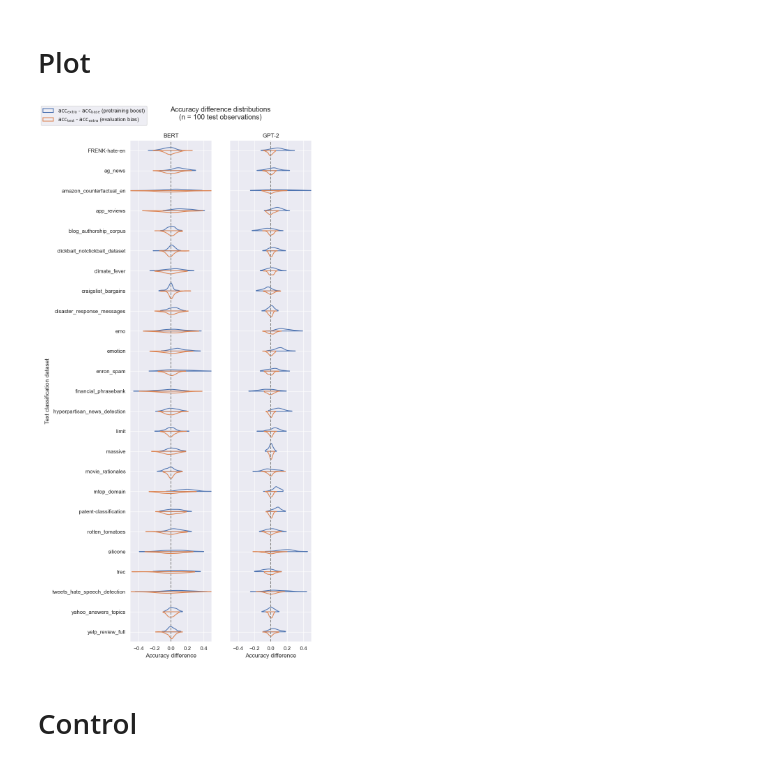
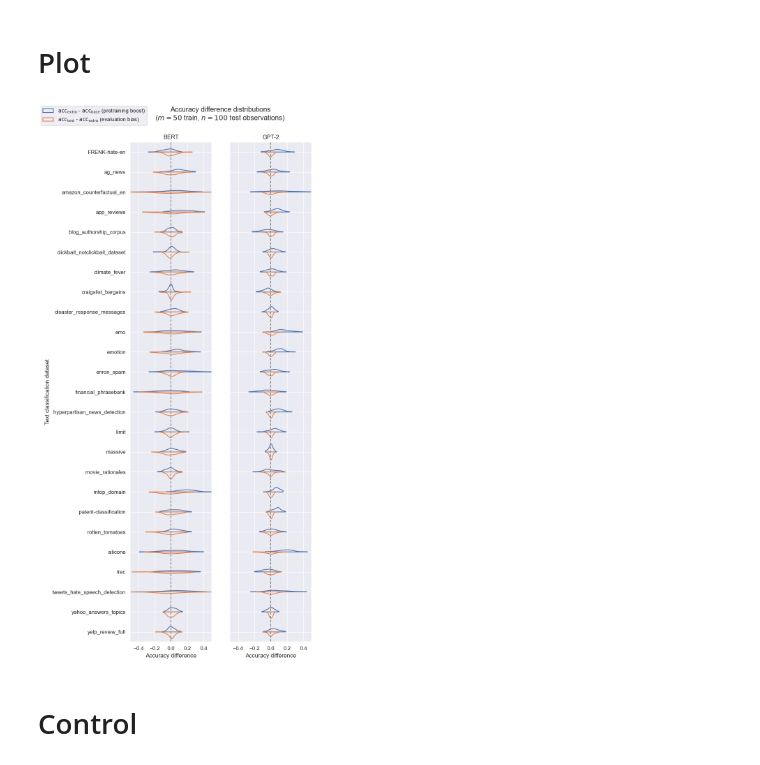
Before and after one commit to kddubey/pretrain-on-test, a Jupyter notebook: analysis/fit_posteriors/m50/main_m50_n100.ipynb, the cells around one changed output. Saved outputs shown, nothing was run; the diff lists cells and outputs as text; code cells hidden in the pictures.

```diff
--- a/analysis/fit_posteriors/m50/main_m50_n100.ipynb
+++ b/analysis/fit_posteriors/m50/main_m50_n100.ipynb
@@ -36,9 +36,9 @@ id_vars = ["num_test", "pair", "lm_type", "dataset"]
 # %% [markdown]
 # Plot
 # %%
-utils.violin_plot_multiple_lms(accuracy_df, num_test)
+utils.violin_plot_multiple_lms(accuracy_df, num_test, num_train)
 # %% [output]
-[figure, old version]
+[figure, new version]
 # %% [markdown]
 # Control
 # %%
```
Also changed, not shown: 9 other files.
